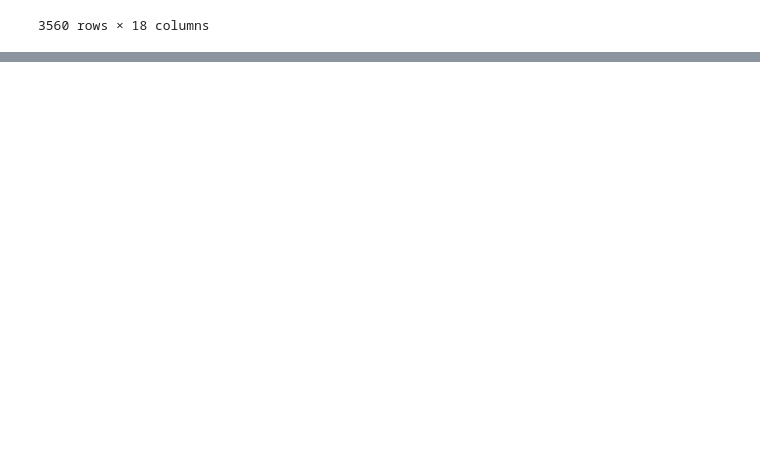
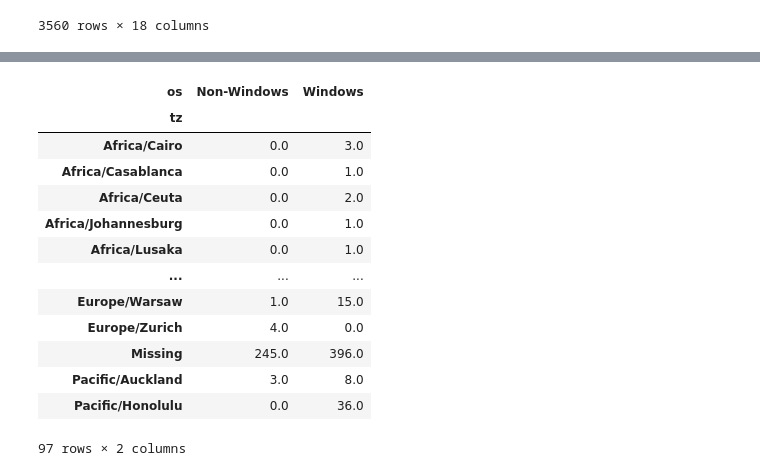
Before and after one commit to mehulchopradev/icon-media-dataanalytics, a Jupyter notebook: url_shortner_analysis.ipynb, the cells around one changed output, grey strips where cells are left out. Saved outputs shown, nothing was run; the diff lists cells and outputs as text; code cells hidden in the pictures; blank space fills up the shorter version.

```diff
--- a/url_shortner_analysis.ipynb
+++ b/url_shortner_analysis.ipynb
@@ -27,0 +203,3 @@ d1
+# %%
+d5 = np.where(d1['a'].str.contains('Windows'), 'Windows', 'Non-Windows')
+d5[:10]
@@ -27,0 +210,3 @@ d1
+# %%
+d1['os'] = d5
+d1[['a', 'os']]
@@ -27,0 +266,19 @@ d1
+# %%
+d7 = d6.pivot_table('t', aggfunc='sum', index='tz', columns=['os'])
+d8 = d7.fillna(0)
+d8
+# %% [output]
+| os | Non-Windows | Windows |
+| tz |  |  |
+| Africa/Cairo | 0.0 | 3.0 |
+| Africa/Casablanca | 0.0 | 1.0 |
+| Africa/Ceuta | 0.0 | 2.0 |
+| Africa/Johannesburg | 0.0 | 1.0 |
+| Africa/Lusaka | 0.0 | 1.0 |
+| ... | ... | ... |
+| Europe/Warsaw | 1.0 | 15.0 |
+| Europe/Zurich | 4.0 | 0.0 |
+| Missing | 245.0 | 396.0 |
+| Pacific/Auckland | 3.0 | 8.0 |
+| Pacific/Honolulu | 0.0 | 36.0 |
+97 rows × 2 columns
```
Also changed, not shown: parts of 22 cells of this notebook, 4 other files.
